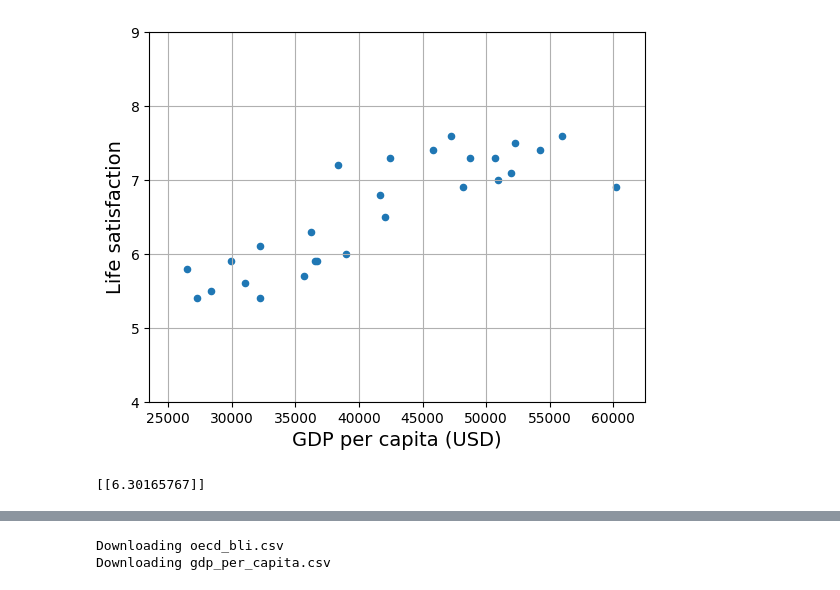
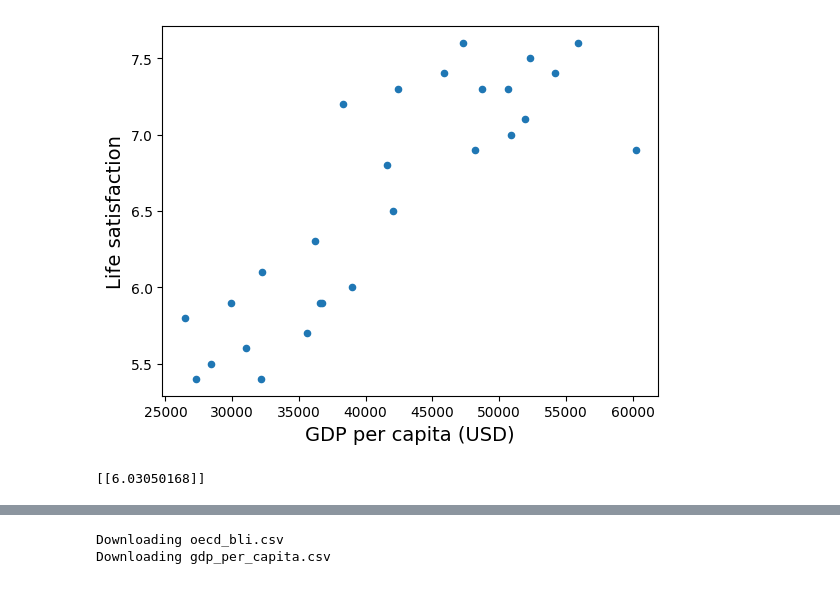
Before and after one commit to mvishruth/handson-ml3, a Jupyter notebook: 01_the_machine_learning_landscape.ipynb, the cells around one changed output, grey strips where cells are left out. Saved outputs shown, nothing was run; the diff lists cells and outputs as text; code cells hidden in the pictures.

```diff
--- a/01_the_machine_learning_landscape.ipynb
+++ b/01_the_machine_learning_landscape.ipynb
@@ -49,30 +55,28 @@ np.random.seed(42)
 # %%
-import matplotlib.pyplot as plt
 import numpy as np
 import pandas as pd
-from sklearn.linear_model import LinearRegression
+import sklearn.linear_model
 
-# Download and prepare the data
+# Prepare the data
 data_root = "https://github.com/ageron/data/raw/main/"
 lifesat = pd.read_csv(data_root + "lifesat/lifesat.csv")
 X = lifesat[["GDP per capita (USD)"]].values
 y = lifesat[["Life satisfaction"]].values
 
-# Visualize the data
-lifesat.plot(kind='scatter', grid=True,
-             x="GDP per capita (USD)", y="Life satisfaction")
-plt.axis([23_500, 62_500, 4, 9])
+#visualize the data
+
+lifesat.plot(kind="scatter", x="GDP per capita (USD)", y="Life satisfaction")
 plt.show()
 
 # Select a linear model
-model = LinearRegression()
+model = sklearn.linear_model.LinearRegression()
 
 # Train the model
 model.fit(X, y)
 
-# Make a prediction for Cyprus
-X_new = [[37_655.2]]  # Cyprus' GDP per capita in 2020
-print(model.predict(X_new)) # outputs [[6.30165767]]
+# make new pred
+X_new = [[33_655.2]] # cyprus GDP
+print(model.predict(x_new))
 # %% [output]
-[figure, old version]
+[figure, new version]
-[[6.30165767]]
+[[6.03050168]]
```
Also changed, not shown: parts of 49 cells of this notebook.
